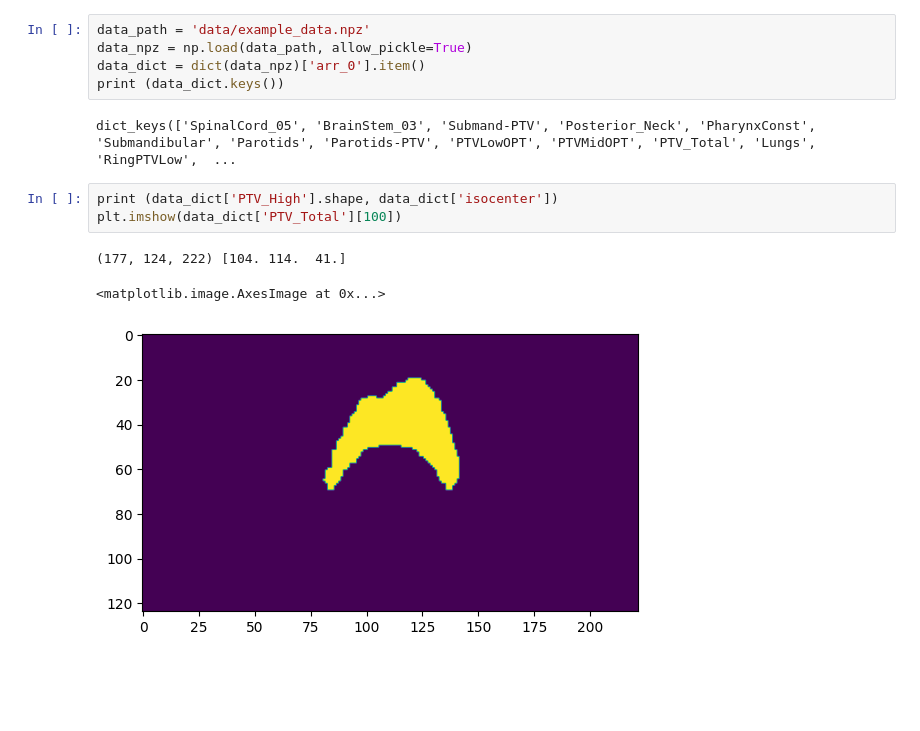
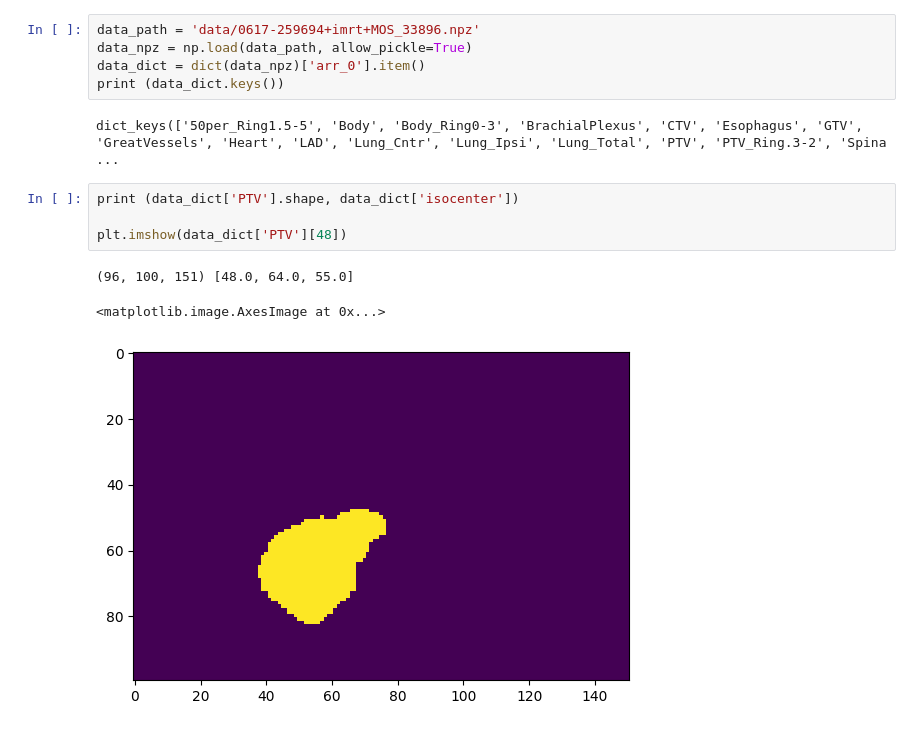
Before and after one commit to RiqiangGao/GDP-HMM_AAPMChallenge, a Jupyter notebook: GeometryCreation.ipynb, the cells around one changed output. Saved outputs shown, nothing was run; the diff lists cells and outputs as text; blank space fills up the shorter version.

```diff
--- a/GeometryCreation.ipynb
+++ b/GeometryCreation.ipynb
@@ -146,15 +147,16 @@ plt.imshow(angle_plate)
 # %%
-data_path = 'data/example_data.npz'
+data_path = 'data/0617-259694+imrt+MOS_33896.npz'
 data_npz = np.load(data_path, allow_pickle=True)
 data_dict = dict(data_npz)['arr_0'].item()
 print (data_dict.keys())
 # %% [output]
-dict_keys(['SpinalCord_05', 'BrainStem_03', 'Submand-PTV', 'Posterior_Neck', 'PharynxConst', 'Submandibular', 'Parotids', 'Parotids-PTV', 'PTVLowOPT', 'PTVMidOPT', 'PTV_Total', 'Lungs', 'RingPTVLow',  ...
+dict_keys(['50per_Ring1.5-5', 'Body', 'Body_Ring0-3', 'BrachialPlexus', 'CTV', 'Esophagus', 'GTV', 'GreatVessels', 'Heart', 'LAD', 'Lung_Cntr', 'Lung_Ipsi', 'Lung_Total', 'PTV', 'PTV_Ring.3-2', 'Spina ...
 # %%
-print (data_dict['PTV_High'].shape, data_dict['isocenter'])
-plt.imshow(data_dict['PTV_Total'][100])
+print (data_dict['PTV'].shape, data_dict['isocenter'])
+
+plt.imshow(data_dict['PTV'][48])
 # %% [output]
-(177, 124, 222) [104. 114.  41.]
+(96, 100, 151) [48.0, 64.0, 55.0]
 <matplotlib.image.AxesImage at 0x...>
-[figure, old version]
+[figure, new version]
 # %%
```
Also changed, not shown: parts of 19 cells of this notebook, 4 other files.
